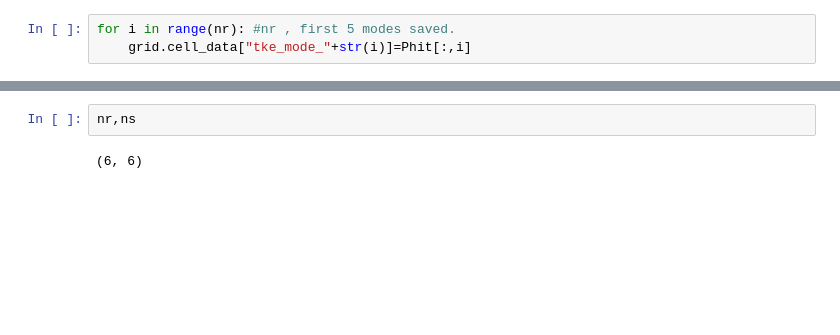
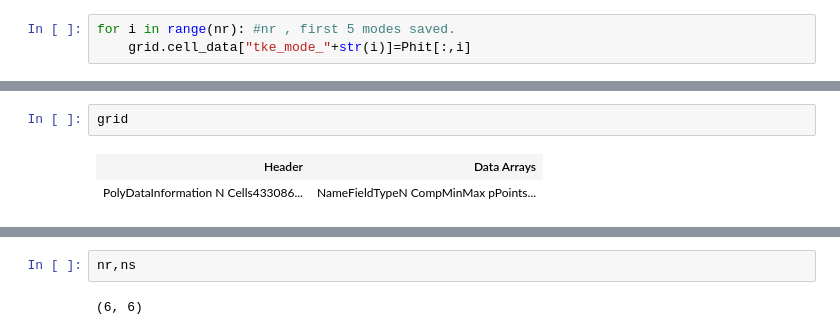
Before and after one commit to mandar-tabib-1/Building_ROMs, a Jupyter notebook: Building_Japan_Nigata_data_loading.ipynb, the cells around one changed output, grey strips where cells are left out. Cells and saved outputs as stored; diff of their text form; blank space fills up the shorter version.

```diff
--- a/Building_Japan_Nigata_data_loading.ipynb
+++ b/Building_Japan_Nigata_data_loading.ipynb
@@ -432,0 +337,5 @@ grid.save('Basisadded.vtk')
+# %%
+grid
+# %% [output]
+| Header | Data Arrays |
+| PolyDataInformation N Cells433086... | NameFieldTypeN CompMinMax pPoints... |
```
Also changed, not shown: parts of 90 cells of this notebook.
